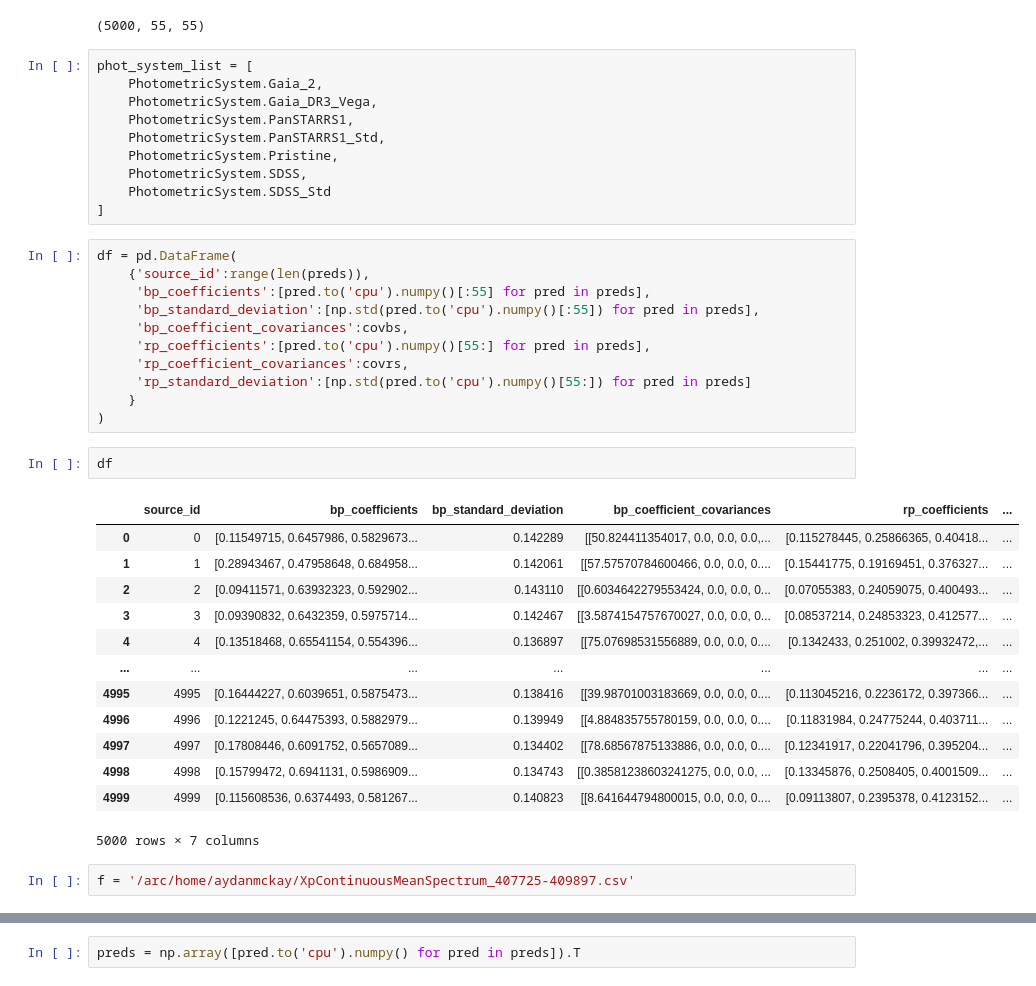
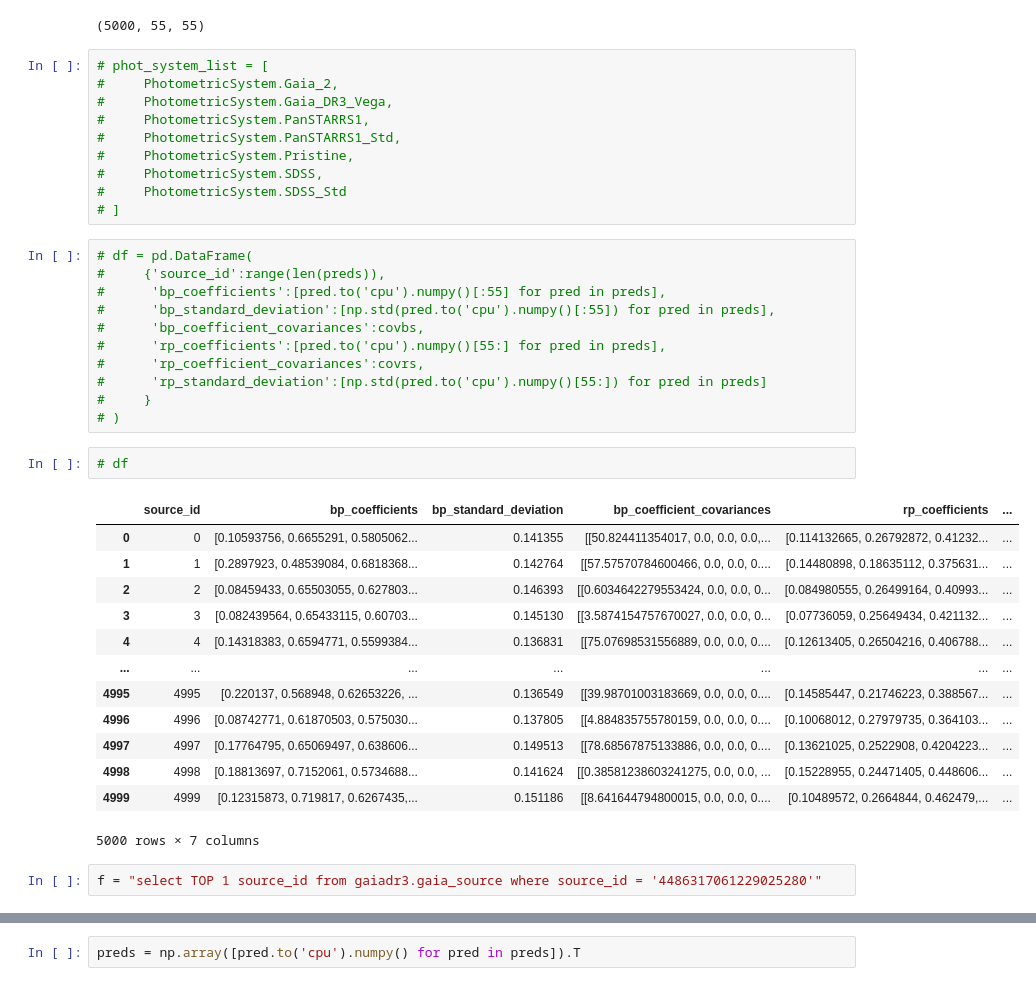
Before and after one commit to aydanmckay/ml, a Jupyter notebook: torchnn/trainedmodel.ipynb, the cells around one changed output, grey strips where cells are left out. Saved outputs shown, nothing was run; the diff lists cells and outputs as text.

```diff
--- a/torchnn/trainedmodel.ipynb
+++ b/torchnn/trainedmodel.ipynb
@@ -179,42 +237,42 @@ np.array(covrs).shape
 # %% [output]
 (5000, 55, 55)
 # %%
-phot_system_list = [
-    PhotometricSystem.Gaia_2,
-    PhotometricSystem.Gaia_DR3_Vega,
-    PhotometricSystem.PanSTARRS1,
-    PhotometricSystem.PanSTARRS1_Std,
-    PhotometricSystem.Pristine,
-    PhotometricSystem.SDSS,
-    PhotometricSystem.SDSS_Std
-]
+# phot_system_list = [
+#     PhotometricSystem.Gaia_2,
+#     PhotometricSystem.Gaia_DR3_Vega,
+#     PhotometricSystem.PanSTARRS1,
+#     PhotometricSystem.PanSTARRS1_Std,
+#     PhotometricSystem.Pristine,
+#     PhotometricSystem.SDSS,
+#     PhotometricSystem.SDSS_Std
+# ]
 # %%
-df = pd.DataFrame(
-    {'source_id':range(len(preds)),
-     'bp_coefficients':[pred.to('cpu').numpy()[:55] for pred in preds],
-     'bp_standard_deviation':[np.std(pred.to('cpu').numpy()[:55]) for pred in preds],
-     'bp_coefficient_covariances':covbs,
-     'rp_coefficients':[pred.to('cpu').numpy()[55:] for pred in preds],
-     'rp_coefficient_covariances':covrs,
-     'rp_standard_deviation':[np.std(pred.to('cpu').numpy()[55:]) for pred in preds]
-    }
-)
+# df = pd.DataFrame(
+#     {'source_id':range(len(preds)),
+#      'bp_coefficients':[pred.to('cpu').numpy()[:55] for pred in preds],
+#      'bp_standard_deviation':[np.std(pred.to('cpu').numpy()[:55]) for pred in preds],
+#      'bp_coefficient_covariances':covbs,
+#      'rp_coefficients':[pred.to('cpu').numpy()[55:] for pred in preds],
+#      'rp_coefficient_covariances':covrs,
+#      'rp_standard_deviation':[np.std(pred.to('cpu').numpy()[55:]) for pred in preds]
+#     }
+# )
 # %%
-df
+# df
 # %% [output]
 |  | source_id | bp_coefficients | bp_standard_deviation | bp_coefficient_covariances | rp_coefficients | ... |
-| 0 | 0 | [0.11549715, 0.6457986, 0.5829673... | 0.142289 | [[50.824411354017, 0.0, 0.0, 0.0,... | [0.115278445, 0.25866365, 0.40418... | ... |
-| 1 | 1 | [0.28943467, 0.47958648, 0.684958... | 0.142061 | [[57.57570784600466, 0.0, 0.0, 0.... | [0.15441775, 0.19169451, 0.376327... | ... |
-| 2 | 2 | [0.09411571, 0.63932323, 0.592902... | 0.143110 | [[0.6034642279553424, 0.0, 0.0, 0... | [0.07055383, 0.24059075, 0.400493... | ... |
-| 3 | 3 | [0.09390832, 0.6432359, 0.5975714... | 0.142467 | [[3.5874154757670027, 0.0, 0.0, 0... | [0.08537214, 0.24853323, 0.412577... | ... |
-| 4 | 4 | [0.13518468, 0.65541154, 0.554396... | 0.136897 | [[75.07698531556889, 0.0, 0.0, 0.... | [0.1342433, 0.251002, 0.39932472,... | ... |
+| 0 | 0 | [0.10593756, 0.6655291, 0.5805062... | 0.141355 | [[50.824411354017, 0.0, 0.0, 0.0,... | [0.114132665, 0.26792872, 0.41232... | ... |
+| 1 | 1 | [0.2897923, 0.48539084, 0.6818368... | 0.142764 | [[57.57570784600466, 0.0, 0.0, 0.... | [0.14480898, 0.18635112, 0.375631... | ... |
+| 2 | 2 | [0.08459433, 0.65503055, 0.627803... | 0.146393 | [[0.6034642279553424, 0.0, 0.0, 0... | [0.084980555, 0.26499164, 0.40993... | ... |
+| 3 | 3 | [0.082439564, 0.65433115, 0.60703... | 0.145130 | [[3.5874154757670027, 0.0, 0.0, 0... | [0.07736059, 0.25649434, 0.421132... | ... |
+| 4 | 4 | [0.14318383, 0.6594771, 0.5599384... | 0.136831 | [[75.07698531556889, 0.0, 0.0, 0.... | [0.12613405, 0.26504216, 0.406788... | ... |
 | ... | ... | ... | ... | ... | ... | ... |
-| 4995 | 4995 | [0.16444227, 0.6039651, 0.5875473... | 0.138416 | [[39.98701003183669, 0.0, 0.0, 0.... | [0.113045216, 0.2236172, 0.397366... | ... |
-| 4996 | 4996 | [0.1221245, 0.64475393, 0.5882979... | 0.139949 | [[4.884835755780159, 0.0, 0.0, 0.... | [0.11831984, 0.24775244, 0.403711... | ... |
-| 4997 | 4997 | [0.17808446, 0.6091752, 0.5657089... | 0.134402 | [[78.68567875133886, 0.0, 0.0, 0.... | [0.12341917, 0.22041796, 0.395204... | ... |
-| 4998 | 4998 | [0.15799472, 0.6941131, 0.5986909... | 0.134743 | [[0.38581238603241275, 0.0, 0.0, ... | [0.13345876, 0.2508405, 0.4001509... | ... |
-| 4999 | 4999 | [0.115608536, 0.6374493, 0.581267... | 0.140823 | [[8.641644794800015, 0.0, 0.0, 0.... | [0.09113807, 0.2395378, 0.4123152... | ... |
+| 4995 | 4995 | [0.220137, 0.568948, 0.62653226, ... | 0.136549 | [[39.98701003183669, 0.0, 0.0, 0.... | [0.14585447, 0.21746223, 0.388567... | ... |
+| 4996 | 4996 | [0.08742771, 0.61870503, 0.575030... | 0.137805 | [[4.884835755780159, 0.0, 0.0, 0.... | [0.10068012, 0.27979735, 0.364103... | ... |
+| 4997 | 4997 | [0.17764795, 0.65069497, 0.638606... | 0.149513 | [[78.68567875133886, 0.0, 0.0, 0.... | [0.13621025, 0.2522908, 0.4204223... | ... |
+| 4998 | 4998 | [0.18813697, 0.7152061, 0.5734688... | 0.141624 | [[0.38581238603241275, 0.0, 0.0, ... | [0.15228955, 0.24471405, 0.448606... | ... |
+| 4999 | 4999 | [0.12315873, 0.719817, 0.6267435,... | 0.151186 | [[8.641644794800015, 0.0, 0.0, 0.... | [0.10489572, 0.2664844, 0.462479,... | ... |
 5000 rows × 7 columns
 # %%
-f = '/arc/home/aydanmckay/XpContinuousMeanSpectrum_407725-409897.csv'
+f = "select TOP 1 source_id from gaiadr3.gaia_source where source_id = '4486317061229025280'"
 # %%
```
Also changed, not shown: parts of 21 cells of this notebook, 3 other files.
